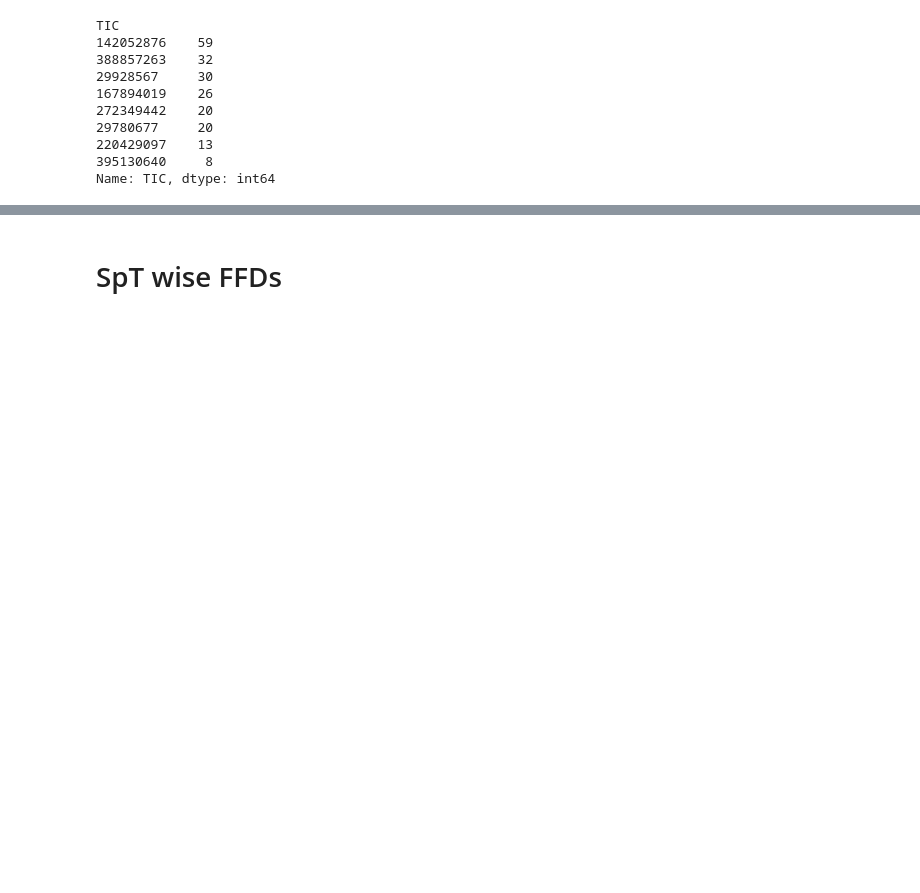
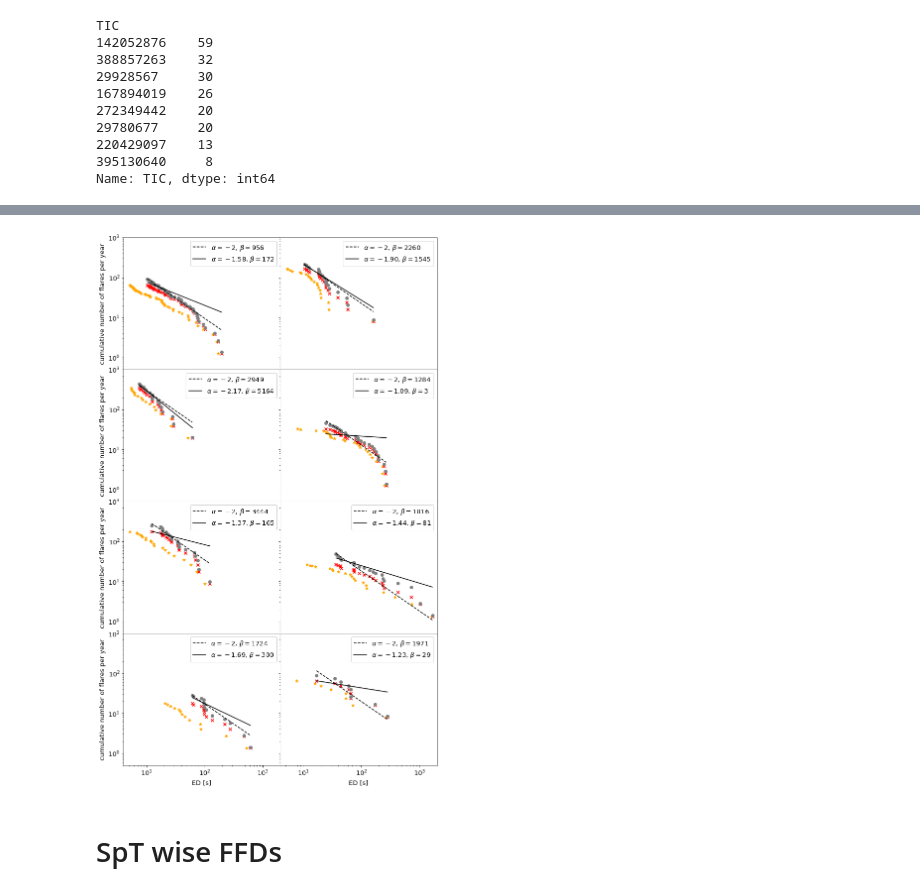
Before and after one commit to ekaterinailin/TESS_UCD_flares, a Jupyter notebook: notebook/NB5_post_analysis.ipynb, the cells around one changed output, grey strips where cells are left out. Drawn from its saved outputs; the diff is of its cells as text; code cells hidden in the pictures; blank space fills up the shorter version.

Commit message:
Post injrec analysis, tables with results etc.

```diff
--- a/notebook/NB5_post_analysis.ipynb
+++ b/notebook/NB5_post_analysis.ipynb
@@ -98,21 +196,3 @@ TIC
 220429097    13
 395130640     8
 Name: TIC, dtype: int64
-# %%
-p = []
-fig, ax = plt.subplots(nrows=1,ncols=1,figsize=(6.5,5.5), sharex=True, sharey=True, squeeze=True)
-s, c = 4, "k"
-for TIC in h.index:
-    d = df[df.TIC==TIC]
-    tobs =  d.time_years.iloc[0]
-    ffd = FFD(f=d, tot_obs_time=tobs)
-    ffd.alpha, ffd.alpha_err = 2., 0.2
-    ed, freq, counts = ffd.ed_and_freq(energy_correction=True,
-                                recovery_probability_correction=True,
-                                 multiple_stars=False)
-    _beta, ffd.beta, ffd.beta_err = ffd.fit_beta_to_powerlaw(ed, freq*ffd.tot_obs_time)
-    a, x, y = ffd.plot_powerlaw(ax, ed, c=c, alpha=0.3)
-    p.append([x,y])
-len(p)
-plt.xscale('log')
-plt.yscale('log')
@@ -120,0 +199,73 @@ plt.yscale('log')
+# %%
+p = []
+fig, axes = plt.subplots(nrows=4,ncols=2,figsize=(9.5,15.5), sharex=True, sharey=True, squeeze=True)
+s, c = 9, "r"
+axes = [i for ax in axes for i in ax]
+for ax,TIC in zip(axes,h.index):
+    d = df[df.TIC==TIC]
+    tobs = obst[obst.TIC == int(TIC)].target_time_years.iloc[0]
+    print("TIC ", TIC, " observed for ", tobs, " yrs.")
+    ffd = FFD(f=d[d.ed_rec>5], tot_obs_time=tobs)
+    ffd.alpha, ffd.alpha_err = 2., 0.2
+
+    #---------- No correction ----------------
+    ed, freq, counts = ffd.ed_and_freq(energy_correction=False,
+                                recovery_probability_correction=False,
+                                 multiple_stars=False)
+    ax.scatter(ed, freq, c="orange", marker="*", )
+
+    #---------- Only ED correction ----------------
+    ed, freq, counts = ffd.ed_and_freq(energy_correction=True,
+                                recovery_probability_correction=False,
+                                 multiple_stars=False)
+    ax.scatter(ed, freq, c="r", marker="x",)
+
+    #---------- Do both corrections ---------------
+    ed, freq, counts = ffd.ed_and_freq(energy_correction=True,
+                                recovery_probability_correction=True,
+                                 multiple_stars=False)
+    _beta, beta2, beta2_err = ffd.fit_beta_to_powerlaw()
+    ax.scatter(ed, freq, c="grey")
+    a, x, y = ffd.plot_powerlaw(ax, c="k", linestyle="dashed",
+                                label=fr"$\alpha=-${int(ffd.alpha)}, $\beta=${int(np.rint(ffd.beta))}")
+    ispowerlaw2 = ffd.is_powerlaw()
+    truncated2 = ffd.is_powerlaw_truncated()
+
+    #---------- Do alpha
+    alpha, alpha_err = ffd.fit_powerlaw()
+    print(f"Fitted power law alpha={ffd.alpha}")
+    _beta, beta, beta_err = ffd.fit_beta_to_powerlaw()
+    print(f"Fitted power law beta={ffd.beta}")
+    ffd.plot_powerlaw(ax, c="k",
+                      label=fr"$\alpha=-${ffd.alpha:.2f}, $\beta=${int(np.rint(ffd.beta))}")
+
+    ispowerlaw = ffd.is_powerlaw()
+    truncated = ffd.is_powerlaw_truncated()
+
+    ax.set_xscale('log')
+    ax.set_yscale('log')
+    ax.set_ylim(.5, 1e3)
+    ax.set_xlim(4, 2e3)
+    ax.legend()
+
+    # ----- Write results for each ----------------------
+
+    with open(f"../tables/{tstamp}_powerlaws.csv", "a") as f:
+        firstout = ("date,ID_SpT,alpha,alpha_err,beta,beta_err,"
+                    "beta2,beta2_err,n,ispowerlaw,truncated,ispowerlaw2,istruncated2\n")
+        out = (f"{tstamp},{TIC},{alpha},{alpha_err},{beta},{beta_err},{beta2},"
+               f"{beta2_err},{ffd.f.shape[0]},{ispowerlaw},{truncated},{ispowerlaw2},{truncated2}\n")
+        #f.write(firstout)
+        f.write(out)
+
+plt.tight_layout()
+axes[0].set_ylabel("cumulative number of flares per year")
+axes[2].set_ylabel("cumulative number of flares per year")
+axes[4].set_ylabel("cumulative number of flares per year")
+axes[-2].set_ylabel("cumulative number of flares per year")
+axes[-2].set_xlabel("ED [s]")
+axes[-1].set_xlabel("ED [s]")
+fig.subplots_adjust(hspace=0, wspace=0)
+
+plt.savefig(f"../plots/{tstamp}_individual_target_ffds.png", dpi=300)
+# %% [output]
@@ -121,3 +306,4 @@ plt.yscale('log')
+[figure, added]
 # %% [markdown]
 # SpT wise FFDs
 # %%
```
Also changed, not shown: parts of 39 cells of this notebook, 2 other files.
